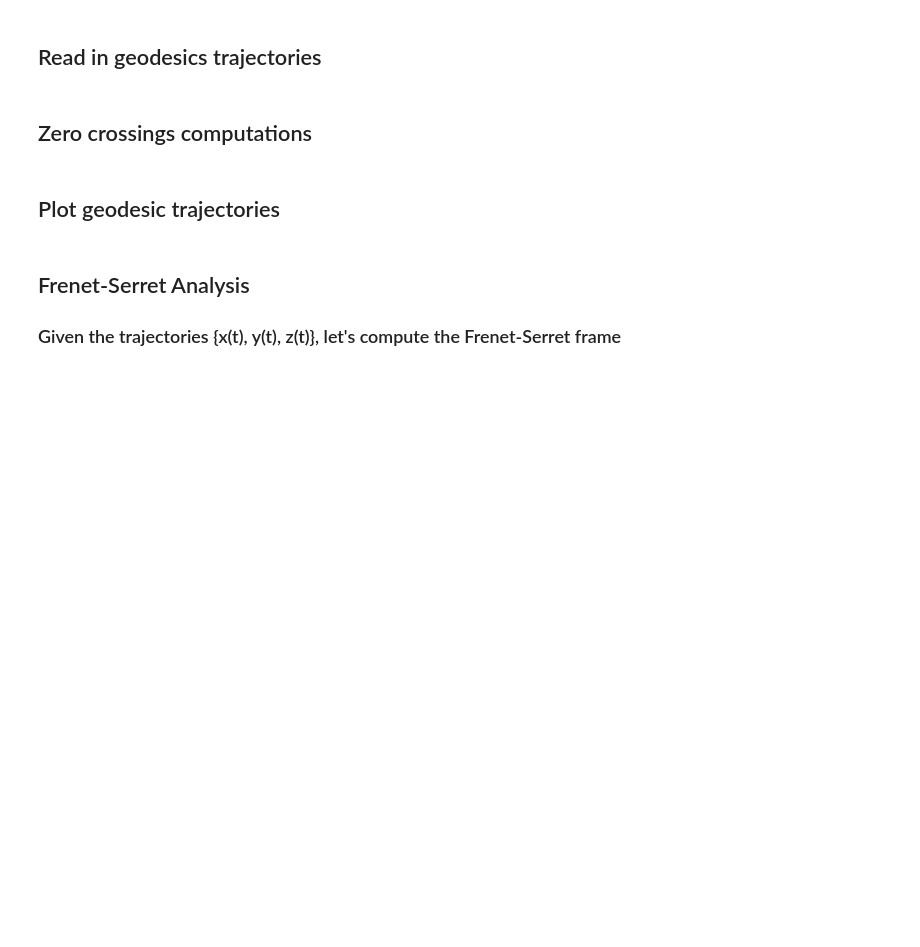
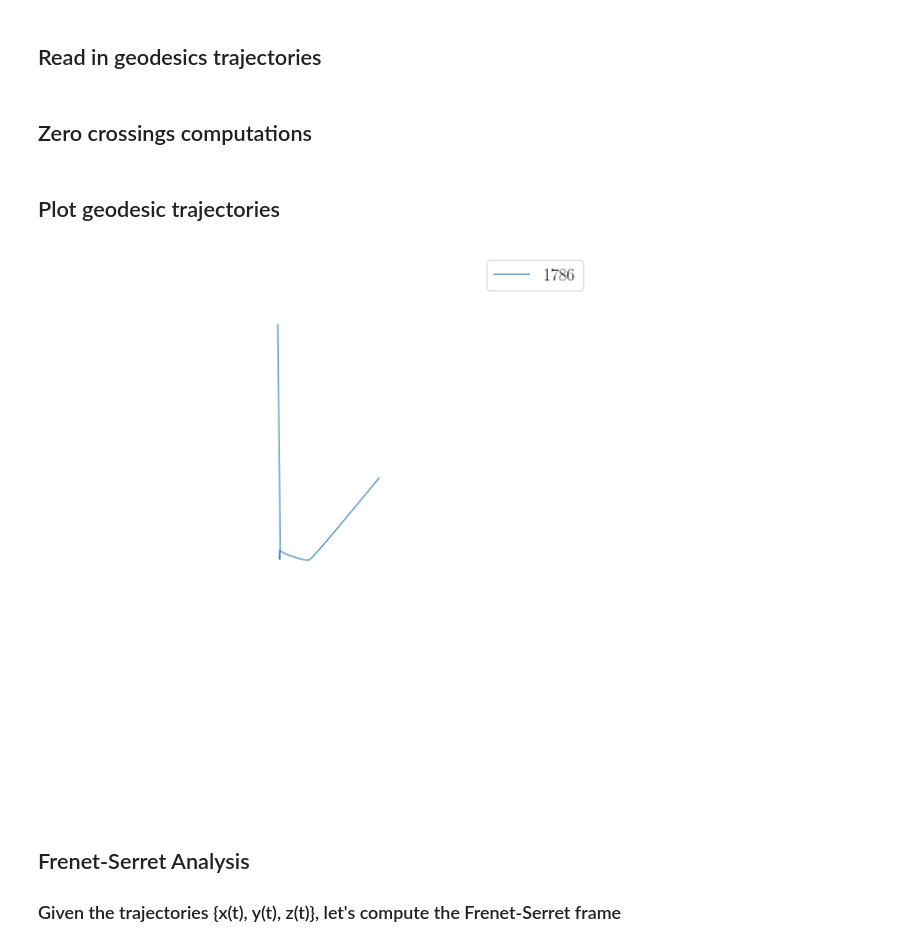
Before and after one commit to mariaokounkova/TracingMerger, a Jupyter notebook: Analysis.ipynb, the cells around one changed output. Saved outputs shown, nothing was run; the diff lists cells and outputs as text; code cells hidden in the pictures; blank space fills up the shorter version.

```diff
--- a/Analysis.ipynb
+++ b/Analysis.ipynb
@@ -384,18 +384,17 @@ def PlotGetTrajectoriesFromH5(p_arr):
     def plot_trajectories_file(p, color):
 
         #Indices = GetGeodesicIndices(p)[0:1]
-        Indices = GetGeodesicsZeroCrossingsIndices(p, 3)
+        Indices = GetGeodesicsZeroCrossingsIndices(p, 4)
         #Indices = [12237]
-        #Indices = [40000]
-        print(Indices)
+        Indices = [1786]
+        #print(Indices)
 
         #cmap = matplotlib.cm.get_cmap('jet')
         #colors = [cmap(float(i)/len(Indices)) for i in range(len(Indices))][::-1]
         #for n, color in zip(Indices, colors):
         for n in Indices:
             t, x, y, z, lapse = GetGeodesicTrajectory(p, n)
-            #t, x, y, z, lapse = CutTimesGeodesic(t, x, y, z, lapse, 155, 180)
-            #t, Arr = CutTimesArray(t, [x, y, z, lapse], 160, 162)
+            #t, Arr = CutTimesArray(t, [x, y, z, lapse], 100, 340)
             #x, y, z, lapse = Arr
             ax.plot(x, y, z, lw = 1.0, label = n) #, color = color)
             #ss = ax.scatter(x, y, z, s=20, c=lapse, cmap = 'rainbow', vmin=0, vmax=12)
@@ -409,10 +408,10 @@ def PlotGetTrajectoriesFromH5(p_arr):
     ax = fig.add_subplot(111, projection='3d')
 
     #Add in the horizons
-    for horizon, color in zip(["A", "B", "C"], ["blue", "lightblue", "yellow"]):
-        t_h, x_h, y_h, z_h = read_horizon_trajectories(horizon)
-        #t_h, x_h, y_h, z_h, temp = CutTimesGeodesic(t_h, x_h, y_h, z_h, z_h, 155, 180)
-        plt.plot(x_h, y_h, z_h, color='black', lw = 2.0)
+#     for horizon, color in zip(["A", "B", "C"], ["blue", "lightblue", "yellow"]):
+#         t_h, x_h, y_h, z_h = read_horizon_trajectories(horizon)
+#         #t_h, x_h, y_h, z_h, temp = CutTimesGeodesic(t_h, x_h, y_h, z_h, z_h, 155, 180)
+#         plt.plot(x_h, y_h, z_h, color='black', lw = 2.0)
 
     cs = sns.color_palette('husl', n_colors=len(p_arr))
     for p, i in zip(p_arr, range(len(p_arr))):
@@ -423,13 +422,13 @@ def PlotGetTrajectoriesFromH5(p_arr):
     ax.set_ylabel('Camera Y', labelpad=20)
     ax.set_zlabel('Camera Z', labelpad=20)
 
-    lim = 5.0
-    ax.set_xlim(-lim, lim)
-    ax.set_ylim(-lim, lim)
-    ax.set_zlim(-lim, lim)
+    #lim = 1.0
+    #ax.set_xlim(-lim, lim)
+    #ax.set_ylim(-lim, lim)
+    #ax.set_zlim(-lim, lim)
 
     ax.set_axis_off()
 
-    #plt.legend()
+    plt.legend()
     plt.tight_layout()
     plt.show()
@@ -438,3 +435,7 @@ def PlotGetTrajectoriesFromH5(p_arr):
+# %%
+PlotGetTrajectoriesFromH5(['Data/TraceHeadOn_0_0_100_319.7_Horizon/'])
+# %% [output]
+[figure, added]
 # %% [markdown]
 ## Frenet-Serret Analysis
 
```
Also changed, not shown: parts of 7 cells of this notebook.
